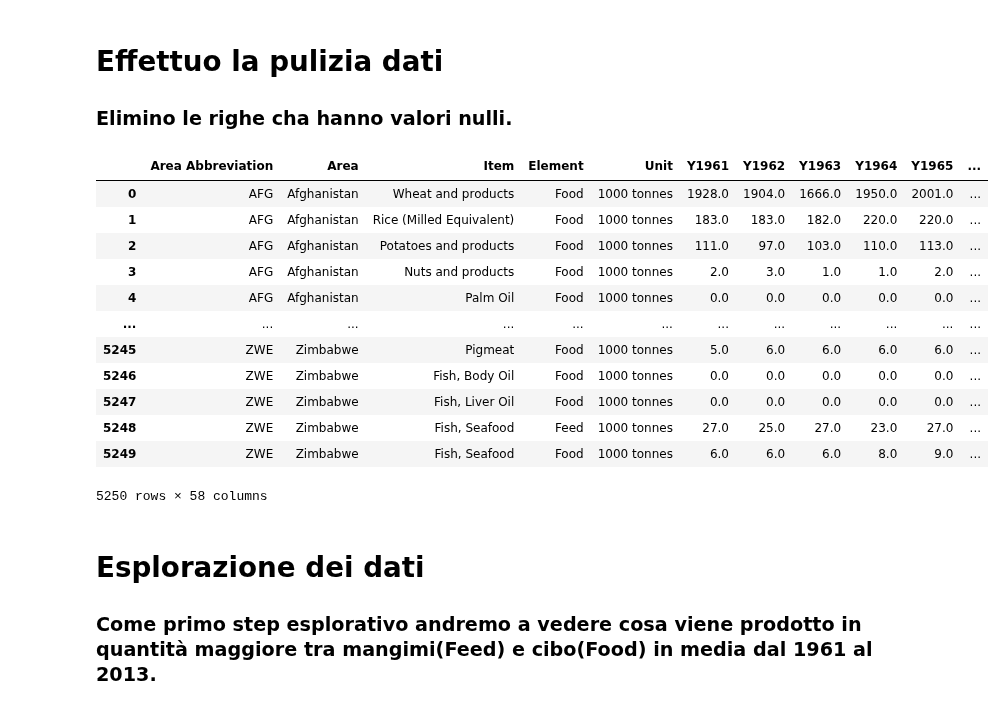
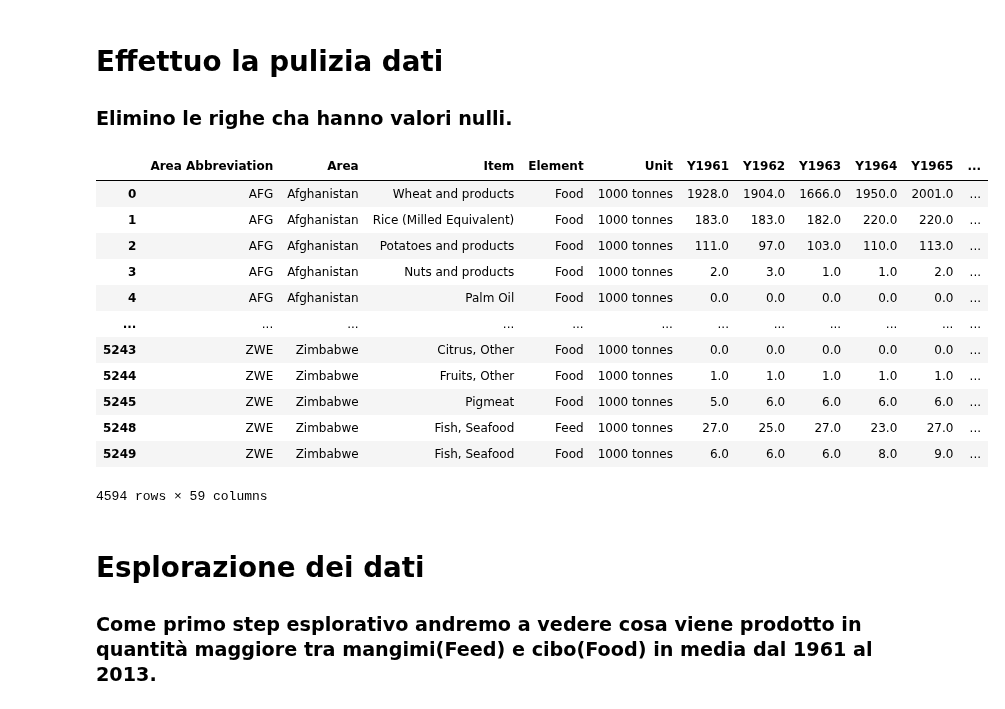
Before and after one commit to monkeymatt0/ProduzioneCibiMangimiImpattoAmbientale, a Jupyter notebook: MatteoVolleroDataVis.ipynb, the cells around one changed output. Saved outputs shown, nothing was run; the diff lists cells and outputs as text; code cells hidden in the pictures.

```diff
--- a/MatteoVolleroDataVis.ipynb
+++ b/MatteoVolleroDataVis.ipynb
@@ -297,37 +297,40 @@ Tipi di alimento trovati:  ['Apples', 'Bananas', 'Sugar beet', 'Sugar cane', 'Ca
 # %%
 indici_da_eliminare = list()
 
 for key in alimenti_dict.keys():
      for index in alimenti_dict[key]:
           if not prodotti_tracciati_df.iloc[index]["Item"].lower().startswith(key.lower()):
                indici_da_eliminare.append(int(index))
 
 # Pulizia degli indici
 for indice_da_eliminare in indici_da_eliminare:
      if indice_da_eliminare in prodotti_tracciati:
           prodotti_tracciati.remove(indice_da_eliminare)
 
 prodotti_tracciati_df = FAO_df.iloc[prodotti_tracciati]
 prodotti_tracciati_df = prodotti_tracciati_df[FAO_df_colonne_interessate].reset_index()
 prodotti_tracciati_df
 
 prodotti_tracciati_df = prodotti_tracciati_df.dropna().reset_index()
 prodotti_tracciati_df.drop(columns=["level_0", "index"], inplace=True)
+prodotti_tracciati_df["Prod. 1961 - 2013"] = prodotti_tracciati_df[[f"Y{i}" for i in range(1961, 2014)]].sum(axis=1)
+cond = prodotti_tracciati_df["Prod. 1961 - 2013"] != 0
+prodotti_tracciati_df = prodotti_tracciati_df[cond]
 prodotti_tracciati_df
 # %% [output]
 |  | Area Abbreviation | Area | Item | Element | Unit | Y1961 | Y1962 | Y1963 | Y1964 | Y1965 | ... |
 | 0 | AFG | Afghanistan | Wheat and products | Food | 1000 tonnes | 1928.0 | 1904.0 | 1666.0 | 1950.0 | 2001.0 | ... |
 | 1 | AFG | Afghanistan | Rice (Milled Equivalent) | Food | 1000 tonnes | 183.0 | 183.0 | 182.0 | 220.0 | 220.0 | ... |
 | 2 | AFG | Afghanistan | Potatoes and products | Food | 1000 tonnes | 111.0 | 97.0 | 103.0 | 110.0 | 113.0 | ... |
 | 3 | AFG | Afghanistan | Nuts and products | Food | 1000 tonnes | 2.0 | 3.0 | 1.0 | 1.0 | 2.0 | ... |
 | 4 | AFG | Afghanistan | Palm Oil | Food | 1000 tonnes | 0.0 | 0.0 | 0.0 | 0.0 | 0.0 | ... |
 | ... | ... | ... | ... | ... | ... | ... | ... | ... | ... | ... | ... |
+| 5243 | ZWE | Zimbabwe | Citrus, Other | Food | 1000 tonnes | 0.0 | 0.0 | 0.0 | 0.0 | 0.0 | ... |
+| 5244 | ZWE | Zimbabwe | Fruits, Other | Food | 1000 tonnes | 1.0 | 1.0 | 1.0 | 1.0 | 1.0 | ... |
 | 5245 | ZWE | Zimbabwe | Pigmeat | Food | 1000 tonnes | 5.0 | 6.0 | 6.0 | 6.0 | 6.0 | ... |
-| 5246 | ZWE | Zimbabwe | Fish, Body Oil | Food | 1000 tonnes | 0.0 | 0.0 | 0.0 | 0.0 | 0.0 | ... |
-| 5247 | ZWE | Zimbabwe | Fish, Liver Oil | Food | 1000 tonnes | 0.0 | 0.0 | 0.0 | 0.0 | 0.0 | ... |
 | 5248 | ZWE | Zimbabwe | Fish, Seafood | Feed | 1000 tonnes | 27.0 | 25.0 | 27.0 | 23.0 | 27.0 | ... |
 | 5249 | ZWE | Zimbabwe | Fish, Seafood | Food | 1000 tonnes | 6.0 | 6.0 | 6.0 | 8.0 | 9.0 | ... |
-5250 rows × 58 columns
+4594 rows × 59 columns
 # %% [markdown]
 # Esplorazione dei dati
 ### Come primo step esplorativo andremo a vedere cosa viene prodotto in quantità maggiore tra mangimi(Feed) e cibo(Food) in media dal 1961 al 2013.
```
Also changed, not shown: parts of 6 cells of this notebook, 1 other file.
